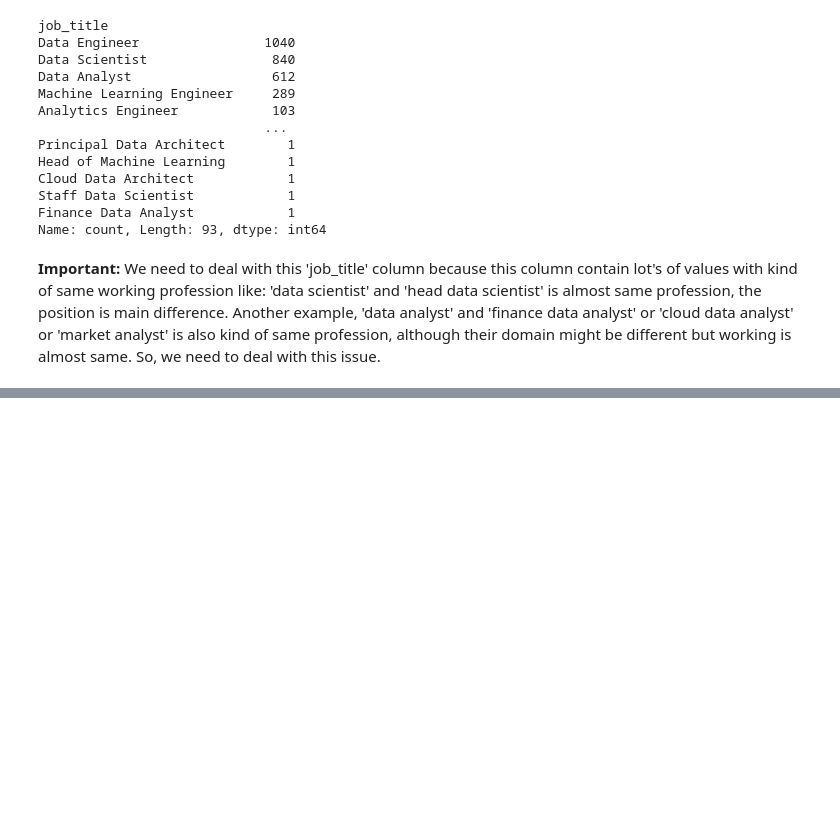
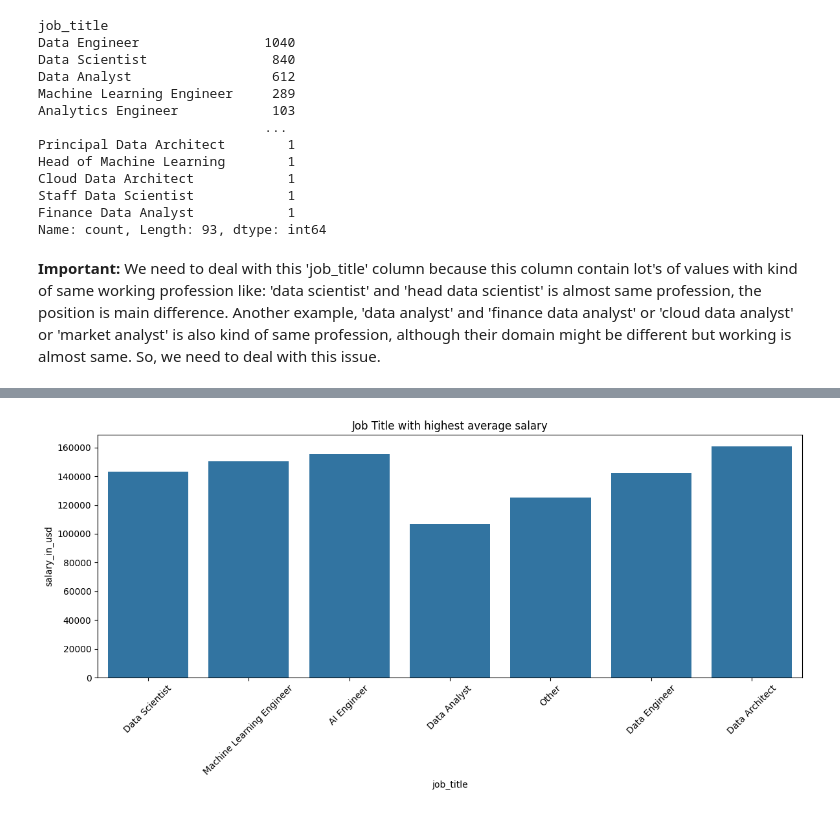
Before and after one commit to AnubhavYadavBCA25/Data-Professionals-Salaries-2020-to-2023-Analysis, a Jupyter notebook: Analysis.ipynb, the cells around one changed output, grey strips where cells are left out. Saved outputs shown, nothing was run; the diff lists cells and outputs as text; code cells hidden in the pictures; blank space fills up the shorter version.

```diff
--- a/Analysis.ipynb
+++ b/Analysis.ipynb
@@ -346,0 +443,10 @@ Name: count, dtype: int64
+# %%
+# Job title with highest average salary
+plt.figure(figsize=(12, 6))
+sns.barplot(x='job_title', y='salary_in_usd', data=df, estimator=np.mean, ci=None)
+plt.title('Job Title with highest average salary')
+plt.xticks(rotation=45)
+plt.tight_layout()
+plt.show()
+# %% [output]
+[figure, added]
```
Also changed, not shown: parts of 18 cells of this notebook.
